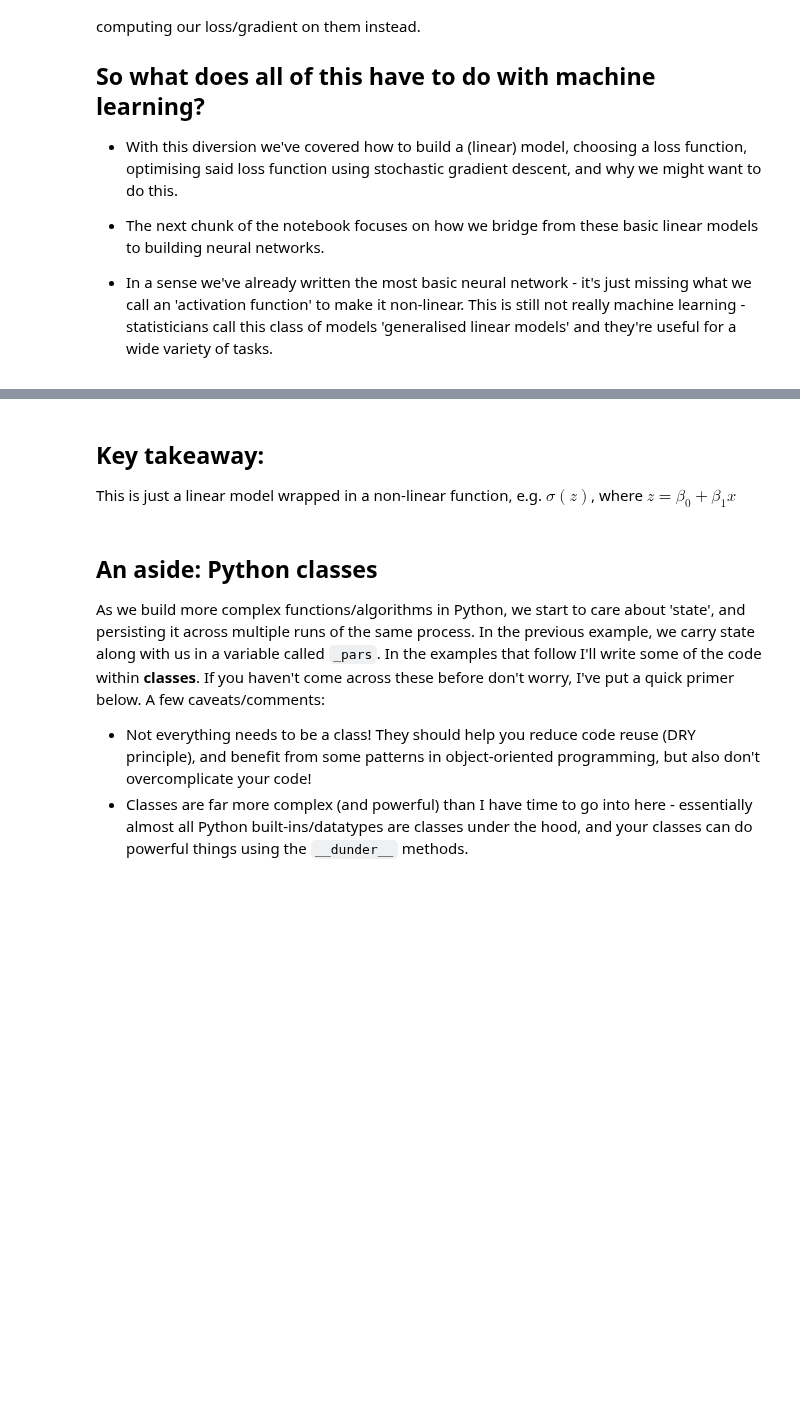
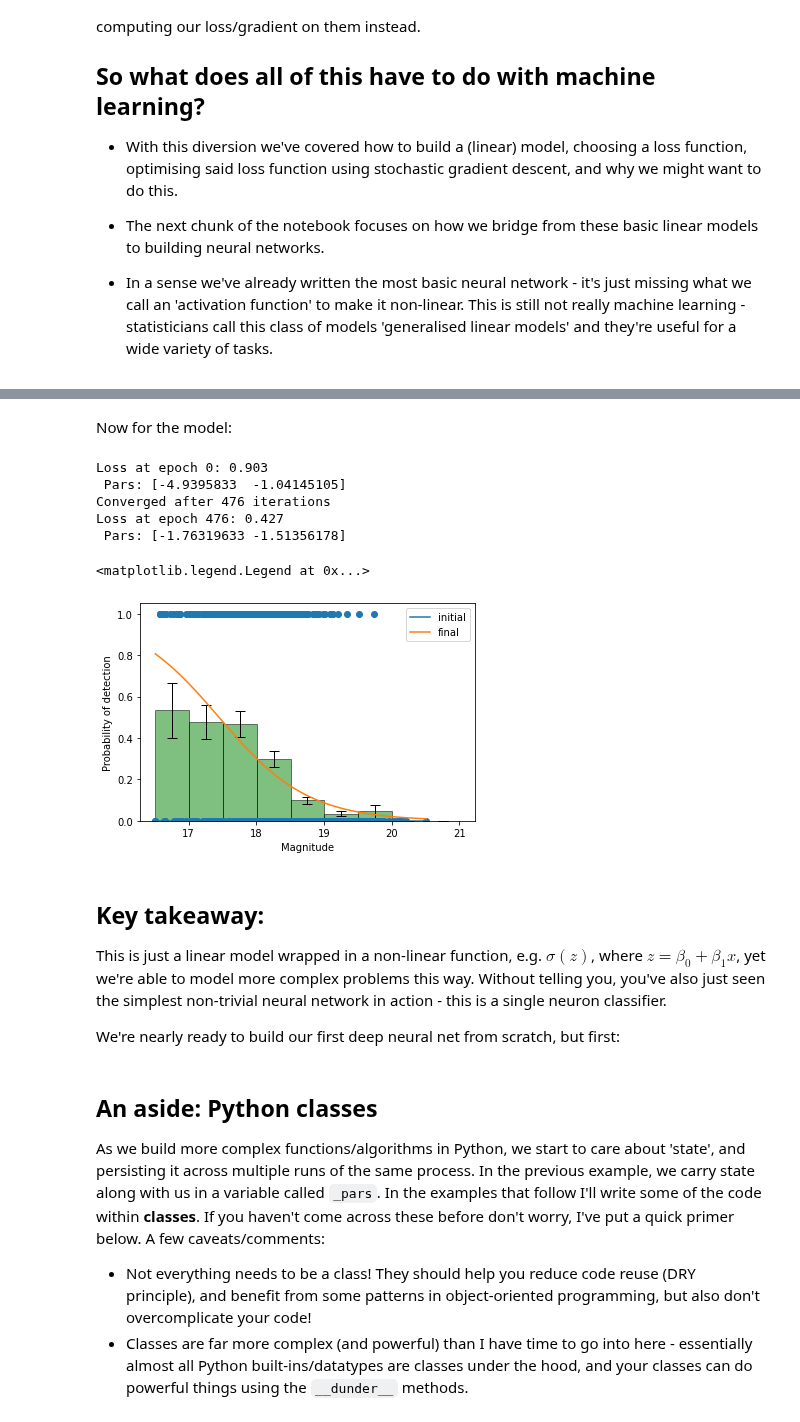
Before and after one commit to raphhbw/WAKE_workshops, a Jupyter notebook: machine_learning/session_01/s1_linearmodelstoml_full.ipynb, the cells around one changed output, grey strips where cells are left out. Saved outputs shown, nothing was run; the diff lists cells and outputs as text; code cells hidden in the pictures; blank space fills up the shorter version.

Commit message:
Finalise GLM section and minor writing tweaks

```diff
--- a/machine_learning/session_01/s1_linearmodelstoml_full.ipynb
+++ b/machine_learning/session_01/s1_linearmodelstoml_full.ipynb
@@ -350,7 +368,58 @@ log_value_and_grad = jax.value_and_grad(loss_function, argnums=0)
+# %% [markdown]
+Now for the model:
+# %%
+dataset_x = goto_data['mag'].values
+normpoint = jnp.median(goto_data['mag'].values)
+
+# here let's say anything with a classifier score with > 0.7 is detected.
+dataset_y = (goto_data['realbogus'].values > 0.7).astype(int)
+plt.scatter(dataset_x, dataset_y)
+
+plotrange = jnp.linspace(dataset_x.min(), dataset_x.max())
+
+x0 = jnp.array([-5, -1]).astype(float)
+x = x0
+val, grad = log_value_and_grad(x0, dataset_x - normpoint, dataset_y)
+plt.plot(plotrange, logistic_function(x0, plotrange), label='initial')
+
+n_steps = 100000
+eta = 3e-1
+
+loss_values = [val]
+
+for i in range(0, n_steps):
+    x = x - eta*grad
+    val, grad = log_value_and_grad(x, dataset_x - normpoint, dataset_y)
+    loss_values.append(val)
+
+    if not (i % 10000):
+        print(f"Loss at epoch {i}: {val:.3f} \n Pars: {x}")
+
+    if jnp.isclose(loss_values[-1], loss_values[-2], rtol=1e-12):
+        print(f"Converged after {i} iterations")
+        print(f"Loss at epoch {i}: {val:.3f} \n Pars: {x}")
+        break
+
+plt.plot(plotrange, logistic_function(x, plotrange - normpoint), label='final')
+plt.bar(mag_per_bin, recovery_bins, width=magstep, zorder=-1, color='green', alpha=0.5, edgecolor='k', align='edge', yerr=recovery_err_bins, error_kw={'capsize':5, 'elinewidth':1})
+plt.xlabel("Magnitude")
+plt.ylabel("Probability of detection")
+plt.legend()
+# %% [output]
+Loss at epoch 0: 0.903
+ Pars: [-4.9395833  -1.04145105]
+Converged after 476 iterations
+Loss at epoch 476: 0.427
+ Pars: [-1.76319633 -1.51356178]
+<matplotlib.legend.Legend at 0x...>
+[figure, added]
 # %% [markdown]
 Key takeaway:
 ---
-This is just a linear model wrapped in a non-linear function, e.g. $\sigma(z)$, where $z = \beta_0 + \beta_1 x$
+This is just a linear model wrapped in a non-linear function, e.g. $\sigma(z)$, where $z = \beta_0 + \beta_1 x$, yet we're able to model more complex problems this way.
+Without telling you, you've also just seen the simplest non-trivial neural network in action - this is a single neuron classifier.
+
+We're nearly ready to build our first deep neural net from scratch, but first:
 # %% [markdown]
 An aside: Python classes
 ----
```
Also changed, not shown: parts of 12 cells of this notebook.
